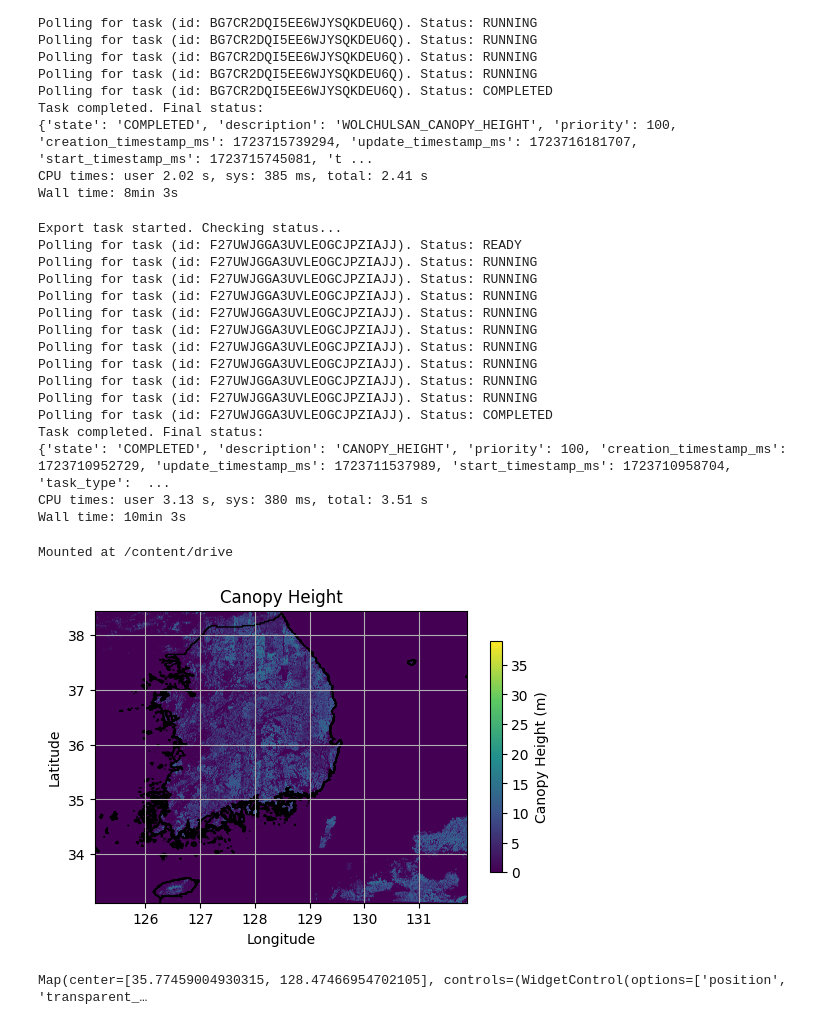
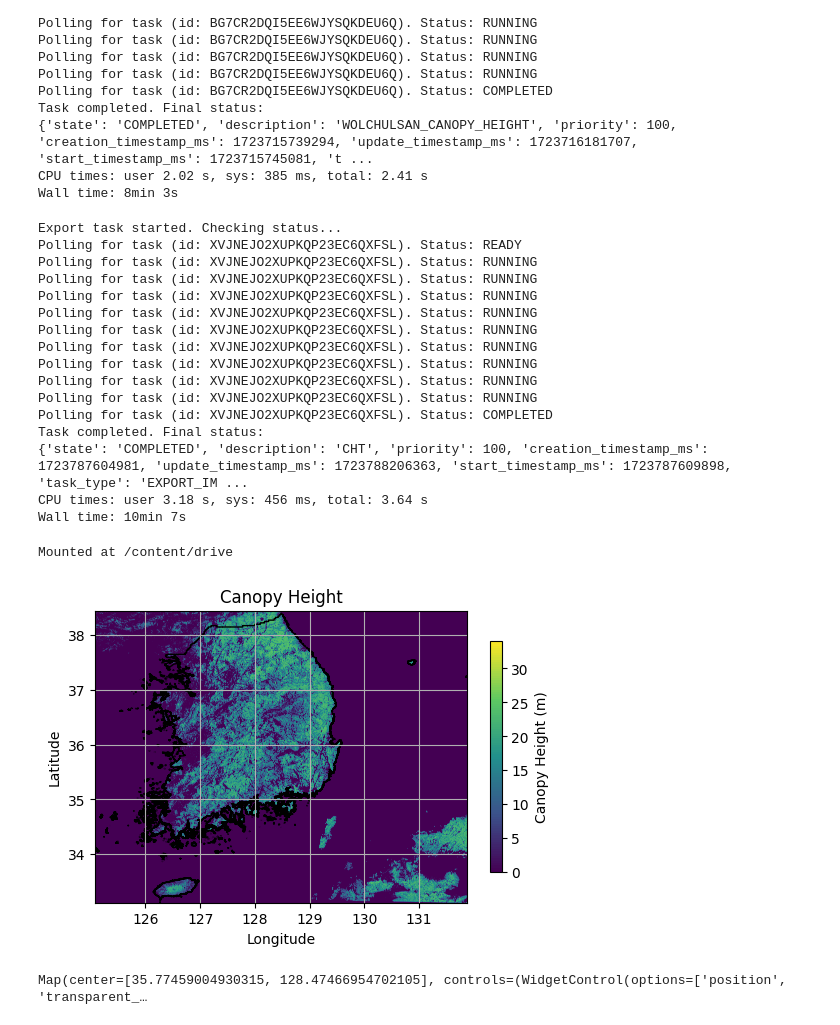
Before and after one commit to osgeokr/kari-sdm, a Jupyter notebook: 005_environmental_variables_trees.ipynb, the cells around one changed output. Saved outputs shown, nothing was run; the diff lists cells and outputs as text; code cells hidden in the pictures.

```diff
--- a/005_environmental_variables_trees.ipynb
+++ b/005_environmental_variables_trees.ipynb
@@ -167,8 +170,8 @@ import time
 
 # 이미지를 Google Drive에 내보내기
 task = ee.batch.Export.image.toDrive(
-    image=canopy_height,
-    description='CANOPY_HEIGHT',
+    image=umd_height,
+    description='CHT',
     folder='kari-sdm',
     scale=30,  # 이미지의 해상도
     region=kor.geometry(),  # 내보낼 영역
@@ -195,21 +198,21 @@ print('Task completed. Final status:')
 print(status)
 # %% [output]
 Export task started. Checking status...
-Polling for task (id: F27UWJGGA3UVLEOGCJPZIAJJ). Status: READY
-Polling for task (id: F27UWJGGA3UVLEOGCJPZIAJJ). Status: RUNNING
-Polling for task (id: F27UWJGGA3UVLEOGCJPZIAJJ). Status: RUNNING
-Polling for task (id: F27UWJGGA3UVLEOGCJPZIAJJ). Status: RUNNING
-Polling for task (id: F27UWJGGA3UVLEOGCJPZIAJJ). Status: RUNNING
-Polling for task (id: F27UWJGGA3UVLEOGCJPZIAJJ). Status: RUNNING
-Polling for task (id: F27UWJGGA3UVLEOGCJPZIAJJ). Status: RUNNING
-Polling for task (id: F27UWJGGA3UVLEOGCJPZIAJJ). Status: RUNNING
-Polling for task (id: F27UWJGGA3UVLEOGCJPZIAJJ). Status: RUNNING
-Polling for task (id: F27UWJGGA3UVLEOGCJPZIAJJ). Status: RUNNING
-Polling for task (id: F27UWJGGA3UVLEOGCJPZIAJJ). Status: COMPLETED
+Polling for task (id: XVJNEJO2XUPKQP23EC6QXFSL). Status: READY
+Polling for task (id: XVJNEJO2XUPKQP23EC6QXFSL). Status: RUNNING
+Polling for task (id: XVJNEJO2XUPKQP23EC6QXFSL). Status: RUNNING
+Polling for task (id: XVJNEJO2XUPKQP23EC6QXFSL). Status: RUNNING
+Polling for task (id: XVJNEJO2XUPKQP23EC6QXFSL). Status: RUNNING
+Polling for task (id: XVJNEJO2XUPKQP23EC6QXFSL). Status: RUNNING
+Polling for task (id: XVJNEJO2XUPKQP23EC6QXFSL). Status: RUNNING
+Polling for task (id: XVJNEJO2XUPKQP23EC6QXFSL). Status: RUNNING
+Polling for task (id: XVJNEJO2XUPKQP23EC6QXFSL). Status: RUNNING
+Polling for task (id: XVJNEJO2XUPKQP23EC6QXFSL). Status: RUNNING
+Polling for task (id: XVJNEJO2XUPKQP23EC6QXFSL). Status: COMPLETED
 Task completed. Final status:
-{'state': 'COMPLETED', 'description': 'CANOPY_HEIGHT', 'priority': 100, 'creation_timestamp_ms': 1723710952729, 'update_timestamp_ms': 1723711537989, 'start_timestamp_ms': 1723710958704, 'task_type':  ...
-CPU times: user 3.13 s, sys: 380 ms, total: 3.51 s
-Wall time: 10min 3s
+{'state': 'COMPLETED', 'description': 'CHT', 'priority': 100, 'creation_timestamp_ms': 1723787604981, 'update_timestamp_ms': 1723788206363, 'start_timestamp_ms': 1723787609898, 'task_type': 'EXPORT_IM ...
+CPU times: user 3.18 s, sys: 456 ms, total: 3.64 s
+Wall time: 10min 7s
 # %%
 # Google Drive를 마운트
 drive.mount('/content/drive')
@@ -218,7 +221,7 @@ Mounted at /content/drive
 # %%
 # 경로 설정
 folder_path = "/content/drive/My Drive/kari-sdm"
-img_path = os.path.join(folder_path, "CANOPY_HEIGHT.tif")
+img_path = os.path.join(folder_path, "CHT.tif")
 kr_path = os.path.join(folder_path, "KR.gpkg")
 
 # 대한민국 경계 읽기
@@ -245,34 +248,34 @@ cmap = LinearSegmentedColormap.from_list(cmap_name, colors, N=100)
 # 플롯 설정
 fig, ax = plt.subplots(figsize=(6, 6))
 
 # 이미지 데이터 플롯 (마스킹 적용)
 img_plot = ax.imshow(
     img_data,
     cmap=cmap,
     extent=[img_extent.left, img_extent.right, img_extent.bottom, img_extent.top],
     origin="upper"
 )
 
 # 대한민국 경계 플롯
 kr.plot(ax=ax, color="none", edgecolor="black")
 
 # 컬러바(범례) 추가
 cbar = fig.colorbar(img_plot, ax=ax, orientation='vertical', shrink=0.5)
 cbar.set_label('Canopy Height (m)')
 
 # 제목, 축 레이블, 그리드 설정
 plt.title("Canopy Height")
 plt.xlabel("Longitude")
 plt.ylabel("Latitude")
 plt.grid(True)
 
 # 좌표 비율 유지
 ax.set_aspect("equal", "box")
 
 # 플롯 표시
 plt.show()
 # %% [output]
-[figure, old version]
+[figure, new version]
 # %%
 # Global Forest Cover Change (GFCC) Tree Cover Multi-Year Global 30m
 tcc = ee.ImageCollection("NASA/MEASURES/GFCC/TC/v3")
```
Also changed, not shown: parts of 1 cell of this notebook.
